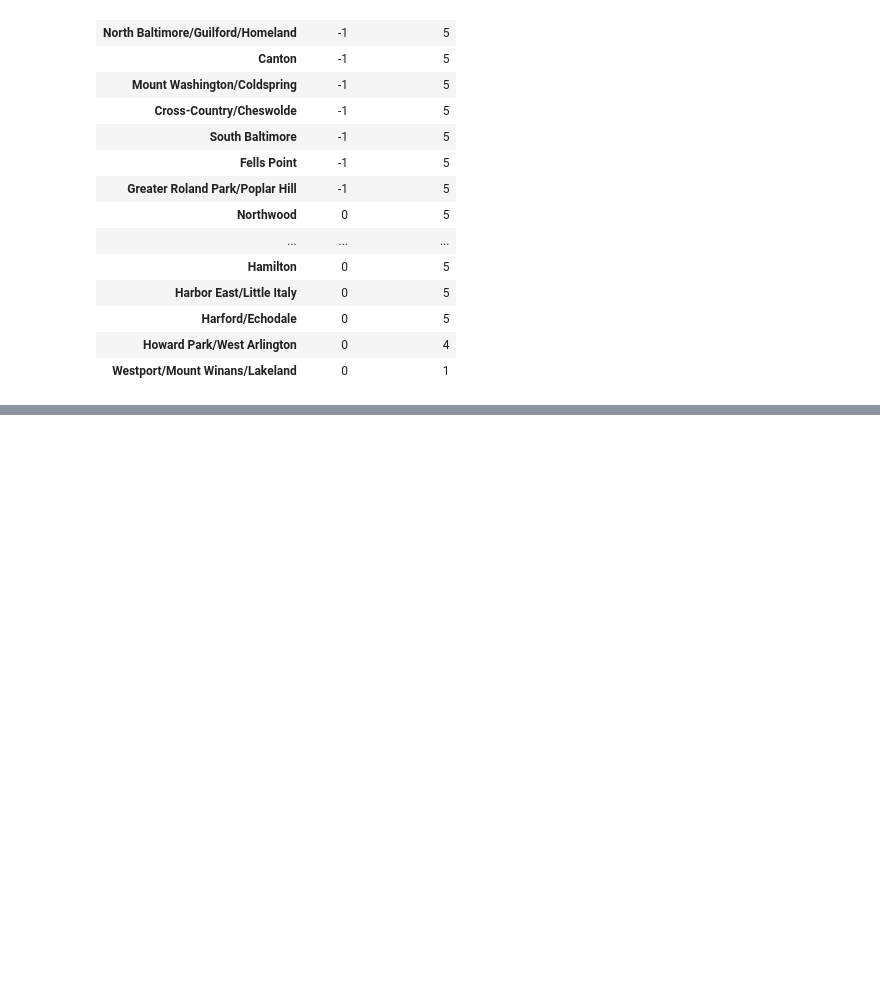
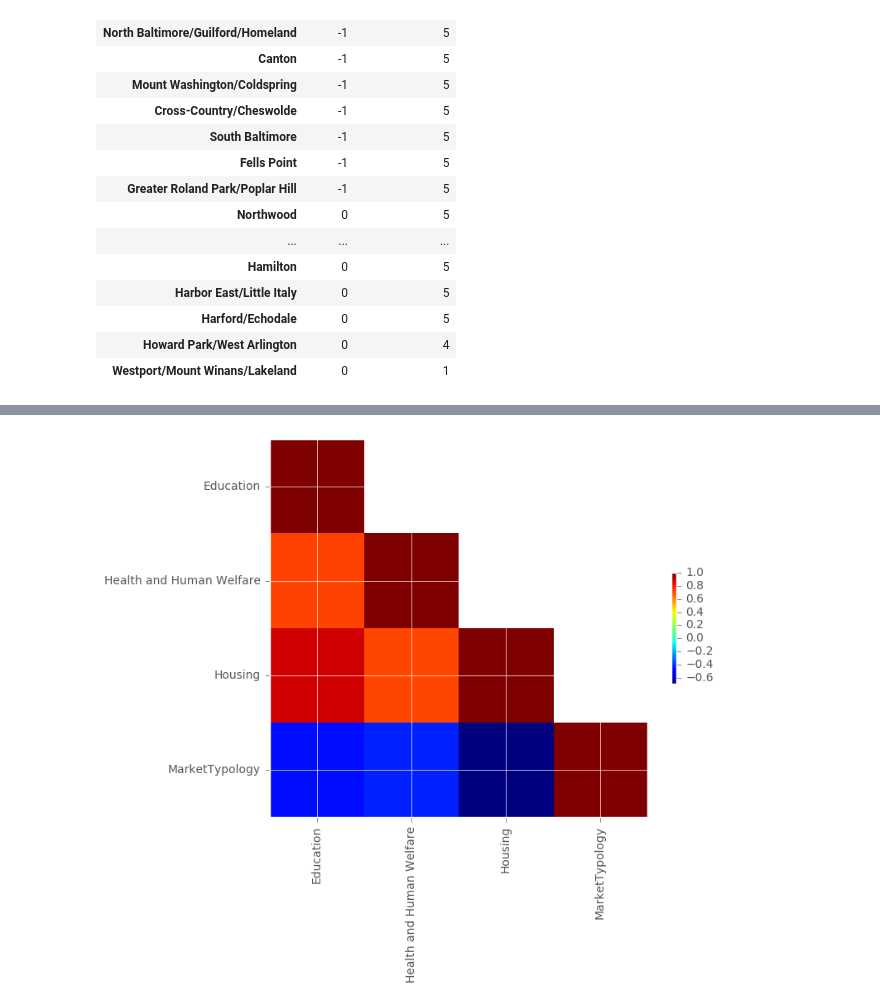
Before and after one commit to AkshayPeshave/691DS_PRJ, a Jupyter notebook: src/VitalSigns Housing Typology Correlation Plots.ipynb, the cells around one changed output, grey strips where cells are left out. Cells and saved outputs as stored; diff of their text form; code cells hidden in the pictures; blank space fills up the shorter version.

```diff
--- a/src/VitalSigns Housing Typology Correlation Plots.ipynb
+++ b/src/VitalSigns Housing Typology Correlation Plots.ipynb
@@ -149,7 +149,8 @@ def displayCorrelationMatrix(corrMtx):
     ax.set_yticks(np.arange(len(corrMtx.columns)))
     ax.set_xticklabels(corrMtx.columns, rotation=90)
     ax.set_yticklabels(corrMtx.columns)
-    matplotlib.pyplot.tight_layout()
+#     matplotlib.pyplot.tight_layout()
+    matplotlib.pyplot.savefig('../out/key_vitals.png')
 # %%
 def computeDataStats(data, columnsOfInterest, marketTypologyData, year=None):
     stats={'PCA':'','CORR':''}
@@ -571,0 +647,28 @@ for year in ['2011', '2012', '2013', '2014']:
+# %%
+codebook = pd.read_csv('../dat/Vital Signs/VS14-Codebook.csv', sep=',',quoting=csv.QUOTE_NONNUMERIC)
+segmentwiseDfs=defaultdict(lambda: pd.DataFrame(index=clustering_kmeans.index))
+for year in ['2011', '2012', '2013', '2014']:
+    segmentFeatureMap = defaultdict(lambda : [])
+    segments=[]
+    vsFeatures = positivelyCorrelatedVS[year]+negativelyCorrelatedVS[year]
+    for (feature,corrScore) in vsFeatures:
+        if(feature=='salepr'): continue
+
+        t,=codebook.index[codebook.ShortName==feature]
+        section=codebook.loc[t,'Section']
+        segmentFeatureMap[section].append((feature,corrScore))
+        segments.append(section)
+    segments=sorted(list(set(segments)))
+    for segment in segments:
+        segmentColumn=pd.Series([0]*55, index=correlatedVSAggrDf[year].index)
+        denominator = 0
+        for (feature, corrScore) in segmentFeatureMap[segment]:
+            segmentColumn=segmentColumn.add(correlatedVSAggrDf[year][feature].multiply(corrScore))
+            denominator+=corrScore
+        segmentColumn=segmentColumn.divide(denominator)
+#         print(segmentColumn)
+#         break
+        segmentwiseDfs[year].loc[:,segment]=segmentColumn
+    segmentwiseDfs[year]=pd.DataFrame(skl.preprocessing.normalize(segmentwiseDfs[year]),
+                                      index=segmentwiseDfs[year].index, columns=segmentwiseDfs[year].columns)
+    segmentwiseDfs[year].loc[:,'MarketTypology']=vsHousingTypology['MarketTypology_'+year]
@@ -571,0 +695,5 @@ for year in ['2011', '2012', '2013', '2014']:
+# %%
+# df=segmentwiseDfs['2011']['Education', 'Housing', 'Health and Human Welfare']
+displayCorrelationMatrix(segmentwiseDfs['2011'].corr(method='pearson'))
+# %% [output]
+[figure, added]
```
Also changed, not shown: parts of 20 cells of this notebook, 16 other files.
